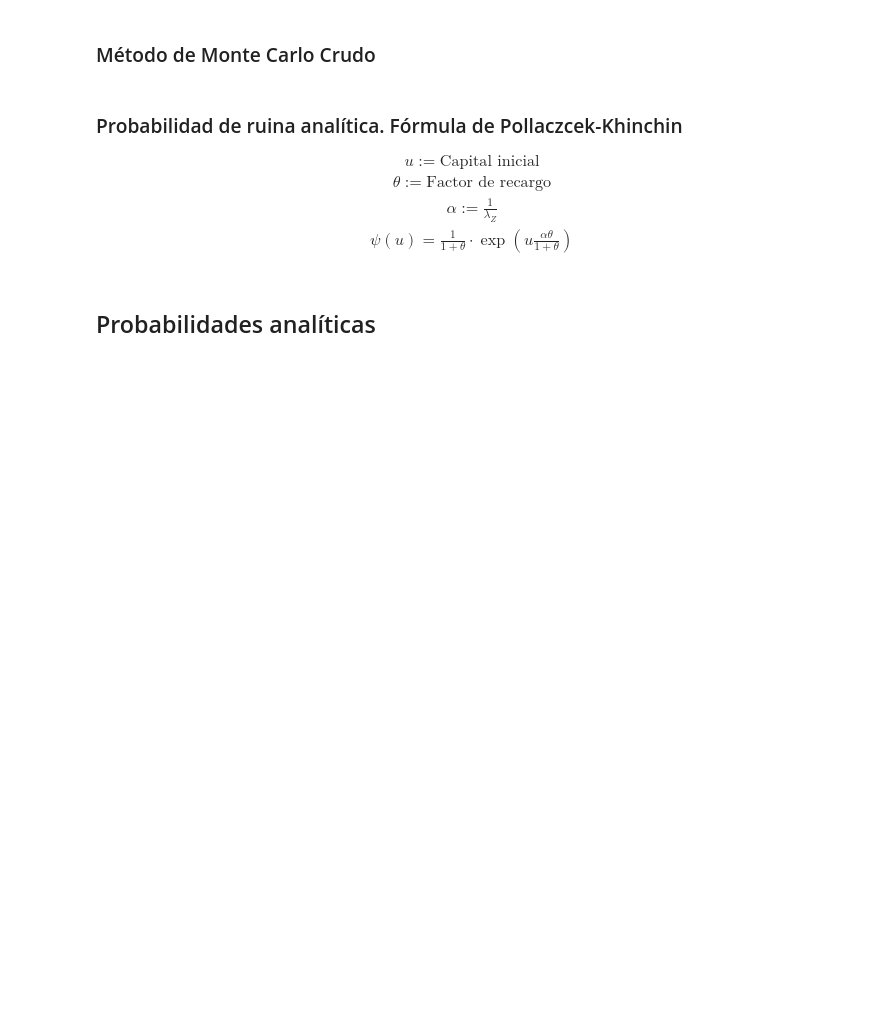
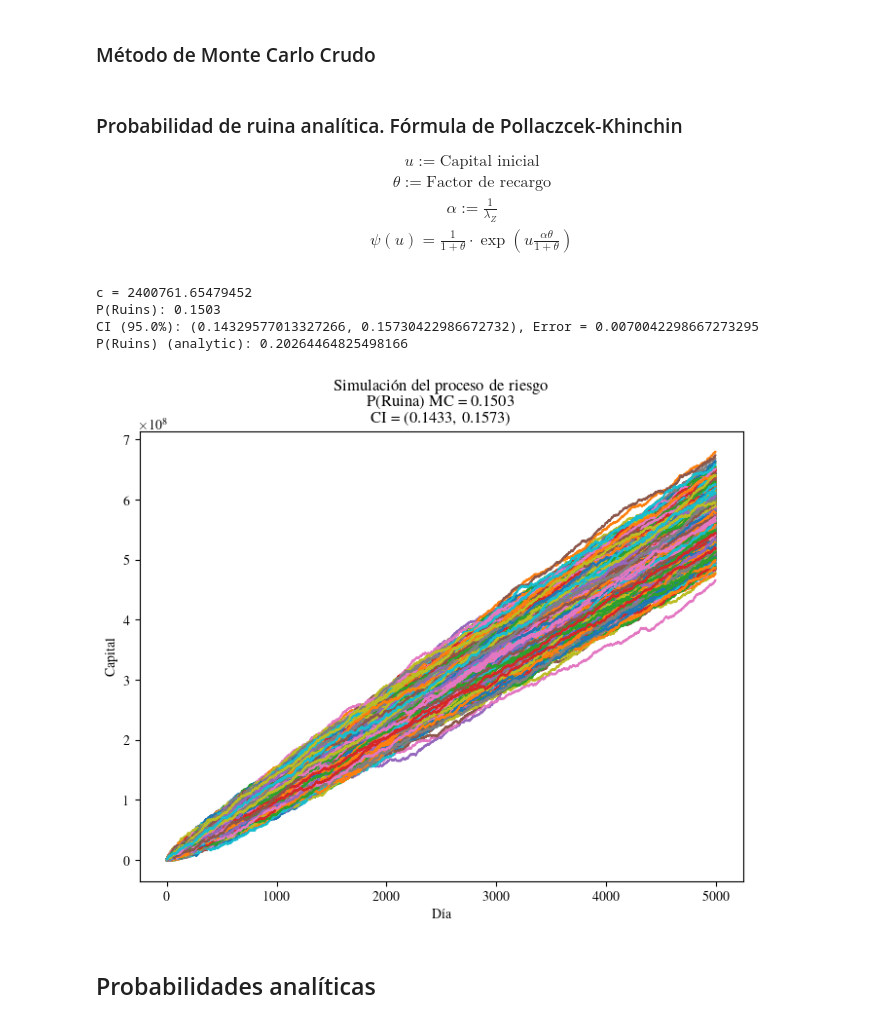
Before and after one commit to JuanEcheagaray75/ruin-model, a Jupyter notebook: analysis.ipynb, the cells around one changed output. Drawn from its saved outputs; the diff is of its cells as text; code cells hidden in the pictures; blank space fills up the shorter version.

```diff
--- a/analysis.ipynb
+++ b/analysis.ipynb
@@ -299,27 +390,35 @@ def pollaczek_khinchin(theta: float, u: float, lam_z: float) -> float:
     return prob
 # %%
 U0 = 1000000
-alpha = 0.01
+alpha = 0.05
 # Factor de recargo
 theta = 0.05
 c = (1 + theta) * mean_claims * mean_amount
 print(f'c = {c}')
-T = 120
-N_SIM = 100
+N_SIM = 10000
+T = 5000
 ruins, paths, CI = ruin_prob(N_SIM, T, mean_claims, mean_amount, U0, c, alpha)
 print(f'P(Ruins): {ruins}')
 print(f'CI ({(1-alpha) * 100}%): {CI}, Error = {0.5 * (CI[1] - CI[0])}')
 p_analytic = pollaczek_khinchin(theta, U0, mean_amount)
 print(f'P(Ruins) (analytic): {p_analytic}')
+# %% [output]
+c = 2400761.65479452
+P(Ruins): 0.1503
+CI (95.0%): (0.14329577013327266, 0.15730422986672732), Error = 0.0070042298667273295
+P(Ruins) (analytic): 0.20264464825498166
 # %%
 plt.figure(figsize=(8, 6))
-plt.title(f'Simulación del proceso de riesgo \n P(Ruina) = {ruins} \n CI = ({CI[0]:.4f}, {CI[1]:.4f})')
+plt.title(f'Simulación del proceso de riesgo \n P(Ruina) MC = {ruins} \n CI = ({CI[0]:.4f}, {CI[1]:.4f})')
 plt.xlabel('Día')
 plt.ylabel('Capital')
 for path in paths:
     plt.plot(path)
 
+plt.savefig(f'img/ruin_sim_U0{U0}_T{T}_Theta{theta}_N{N_SIM}.png', dpi=300, bbox_inches='tight')
 plt.show()
+# %% [output]
+[figure, added]
 # %% [markdown]
 ## Probabilidades analíticas
 # %% [markdown]
```
Also changed, not shown: parts of 27 cells of this notebook.
